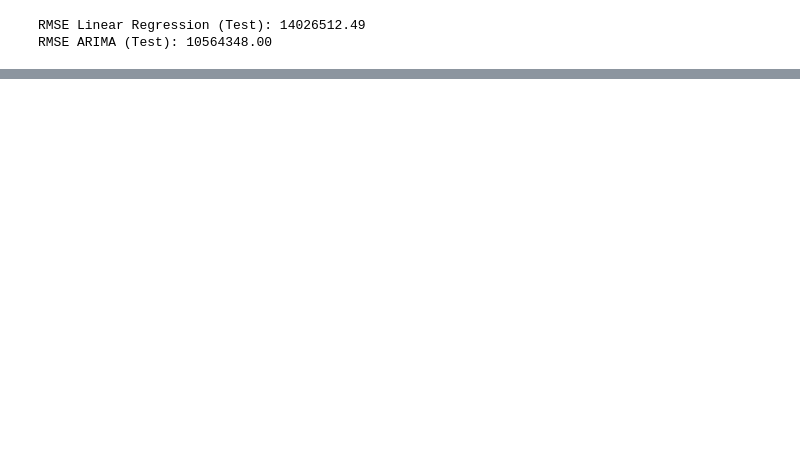
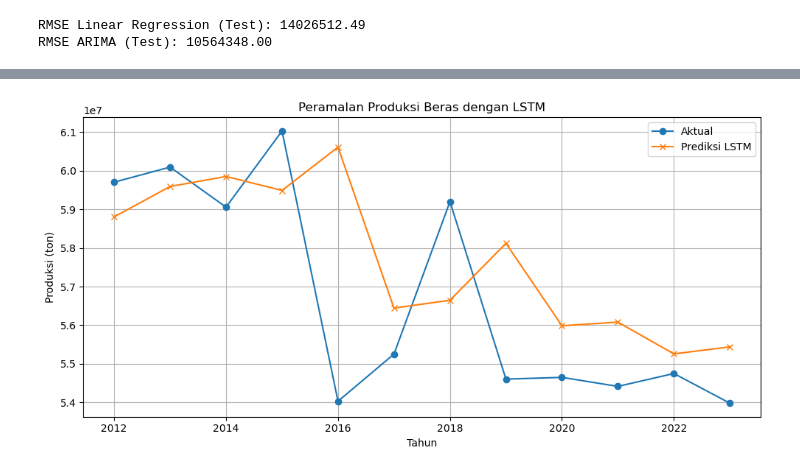
Before and after one commit to Ariful2607/Graph-Machine-Learning, a Jupyter notebook: Yield Prediction.ipynb, the cells around one changed output, grey strips where cells are left out. Drawn from its saved outputs; the diff is of its cells as text; code cells hidden in the pictures; blank space fills up the shorter version.

```diff
--- a/Yield Prediction.ipynb
+++ b/Yield Prediction.ipynb
@@ -522,0 +572,47 @@ plt.show()
+# %%
+from keras.models import Sequential
+from keras.layers import SimpleRNN, Dense
+from sklearn.preprocessing import MinMaxScaler
+
+# Normalisasi data
+scaler = MinMaxScaler()
+X_scaled = scaler.fit_transform(X)
+y_scaled = scaler.fit_transform(y.reshape(-1, 1))
+
+# Bentuk ulang X untuk RNN: (samples, timesteps, features)
+X_rnn = X_scaled.reshape((X_scaled.shape[0], X_scaled.shape[1], 1))
+
+# Split train-test sesuai sebelumnya
+split_idx = len(X_train)
+X_train_rnn = X_rnn[:split_idx]
+X_test_rnn = X_rnn[split_idx:]
+y_train_rnn = y_scaled[:split_idx]
+y_test_rnn = y_scaled[split_idx:]
+
+# Bangun model RNN
+rnn_model = Sequential([
+    SimpleRNN(32, activation='relu', input_shape=(X_train_rnn.shape[1], 1)),
+    Dense(16, activation='relu'),
+    Dense(1)
+])
+rnn_model.compile(optimizer='adam', loss='mse')
+
+# Latih model
+rnn_model.fit(X_train_rnn, y_train_rnn, epochs=200, verbose=0)
+
+# Prediksi dan inverse scaling
+y_pred_rnn_scaled = rnn_model.predict(X_test_rnn)
+y_pred_rnn = scaler.inverse_transform(y_pred_rnn_scaled)
+
+# Plot hasil prediksi RNN vs aktual
+plt.figure(figsize=(10,5))
+plt.plot(years_test, y_test, label='Aktual', marker='o')
+plt.plot(years_test, y_pred_rnn.flatten(), label='Prediksi LSTM', marker='x')
+plt.xlabel('Tahun')
+plt.ylabel('Produksi (ton)')
+plt.title('Peramalan Produksi Beras dengan LSTM')
+plt.legend()
+plt.grid(True)
+plt.tight_layout()
+plt.show()
+# %% [output]
@@ -522,0 +620 @@ plt.show()
+[figure, added]
```
Also changed, not shown: parts of 15 cells of this notebook.
